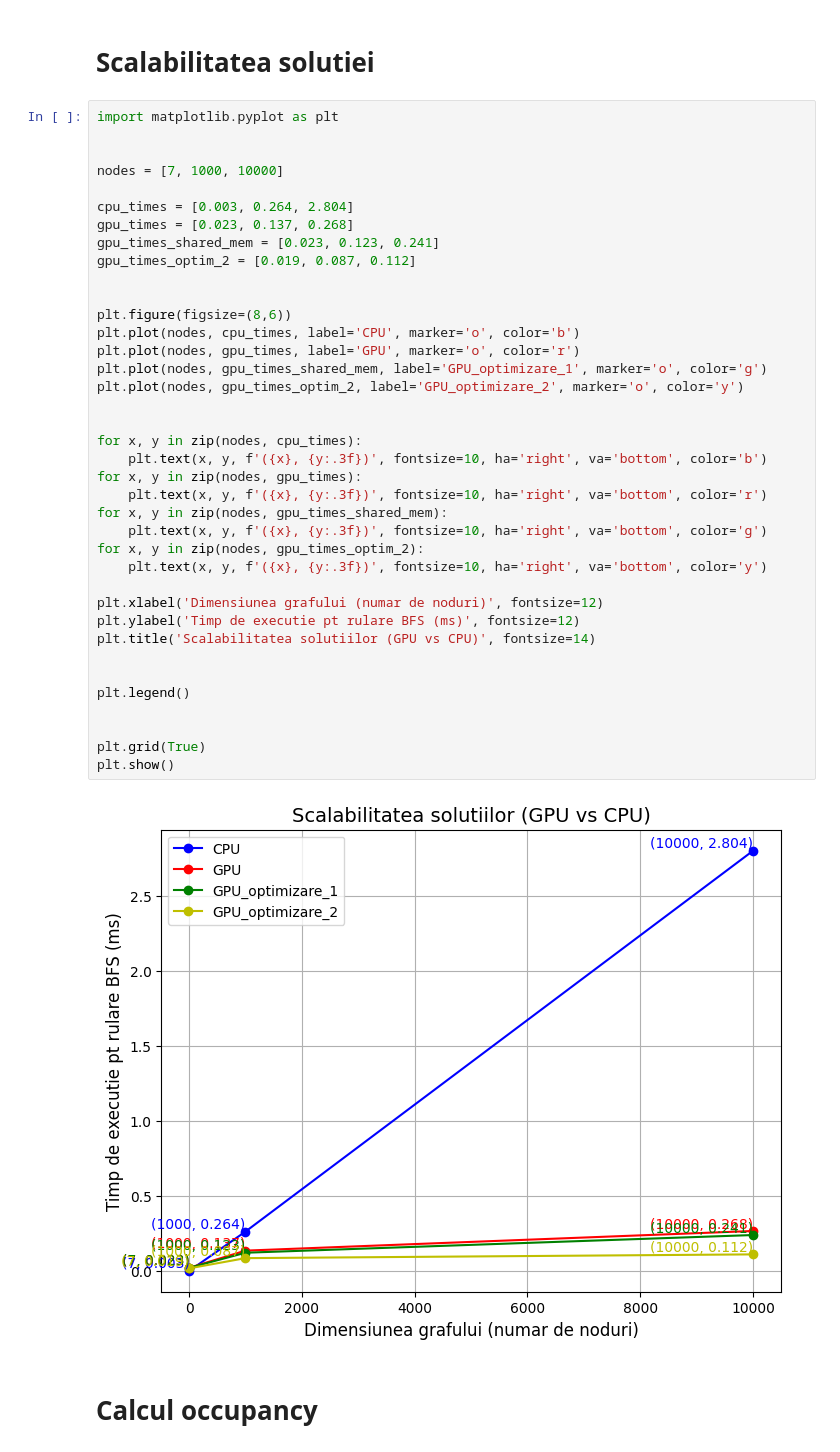
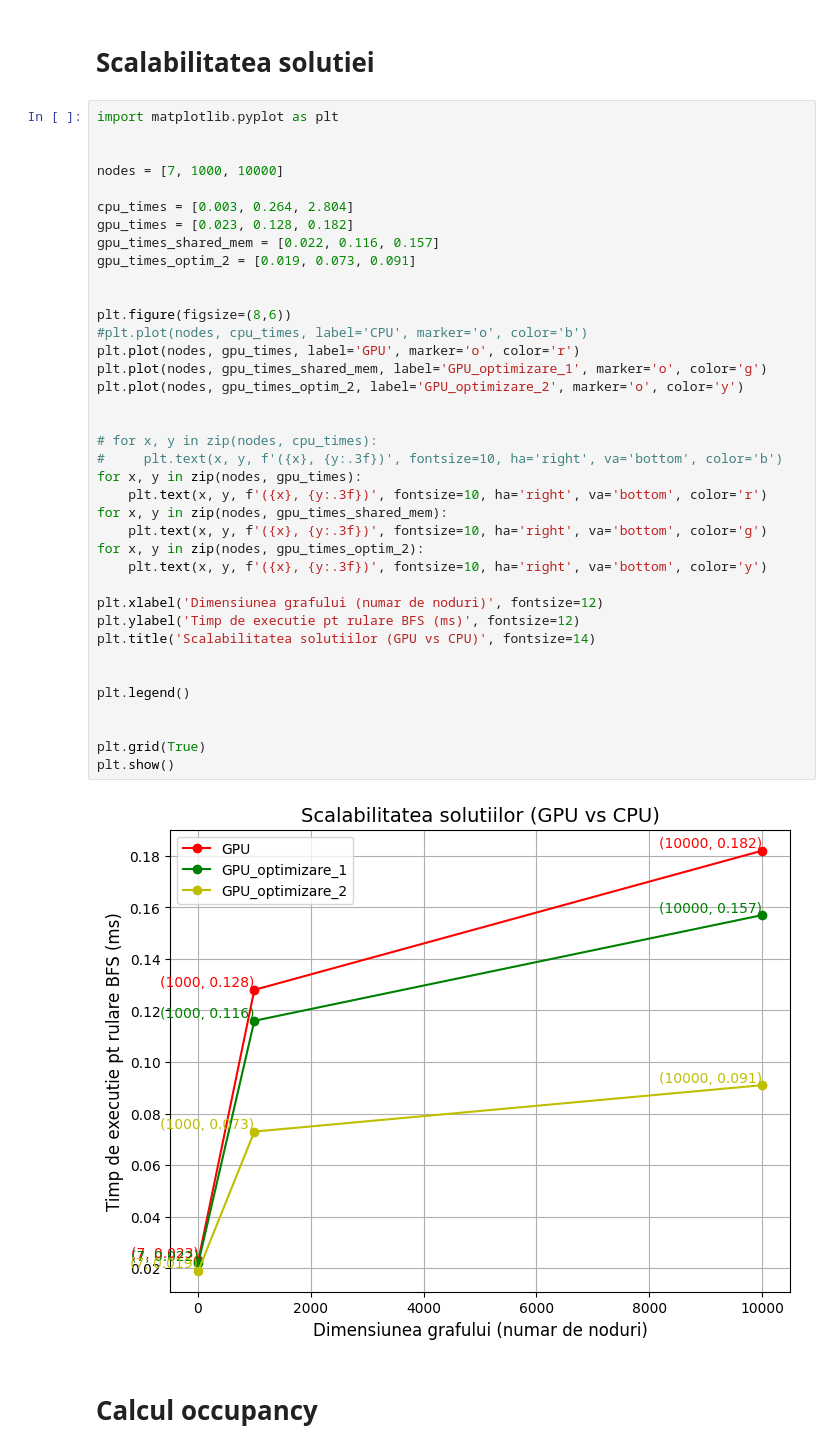
Before and after one commit to UrsachiGabriela/PGPU_proiect, a Jupyter notebook: Optimizari_BFS_GPU.ipynb, the cells around one changed output. Saved outputs shown, nothing was run; the diff lists cells and outputs as text.

```diff
--- a/Optimizari_BFS_GPU.ipynb
+++ b/Optimizari_BFS_GPU.ipynb
@@ -1039,39 +1253,39 @@ import matplotlib.pyplot as plt
 
 nodes = [7, 1000, 10000]
 
 cpu_times = [0.003, 0.264, 2.804]
-gpu_times = [0.023, 0.137, 0.268]
-gpu_times_shared_mem = [0.023, 0.123, 0.241]
-gpu_times_optim_2 = [0.019, 0.087, 0.112]
+gpu_times = [0.023, 0.128, 0.182]
+gpu_times_shared_mem = [0.022, 0.116, 0.157]
+gpu_times_optim_2 = [0.019, 0.073, 0.091]
 
 
 plt.figure(figsize=(8,6))
-plt.plot(nodes, cpu_times, label='CPU', marker='o', color='b')
+#plt.plot(nodes, cpu_times, label='CPU', marker='o', color='b')
 plt.plot(nodes, gpu_times, label='GPU', marker='o', color='r')
 plt.plot(nodes, gpu_times_shared_mem, label='GPU_optimizare_1', marker='o', color='g')
 plt.plot(nodes, gpu_times_optim_2, label='GPU_optimizare_2', marker='o', color='y')
 
 
-for x, y in zip(nodes, cpu_times):
-    plt.text(x, y, f'({x}, {y:.3f})', fontsize=10, ha='right', va='bottom', color='b')
+# for x, y in zip(nodes, cpu_times):
+#     plt.text(x, y, f'({x}, {y:.3f})', fontsize=10, ha='right', va='bottom', color='b')
 for x, y in zip(nodes, gpu_times):
     plt.text(x, y, f'({x}, {y:.3f})', fontsize=10, ha='right', va='bottom', color='r')
 for x, y in zip(nodes, gpu_times_shared_mem):
     plt.text(x, y, f'({x}, {y:.3f})', fontsize=10, ha='right', va='bottom', color='g')
 for x, y in zip(nodes, gpu_times_optim_2):
     plt.text(x, y, f'({x}, {y:.3f})', fontsize=10, ha='right', va='bottom', color='y')
 
 plt.xlabel('Dimensiunea grafului (numar de noduri)', fontsize=12)
 plt.ylabel('Timp de executie pt rulare BFS (ms)', fontsize=12)
 plt.title('Scalabilitatea solutiilor (GPU vs CPU)', fontsize=14)
 
 
 plt.legend()
 
 
 plt.grid(True)
 plt.show()
 # %% [output]
-[figure, old version]
+[figure, new version]
 # %% [markdown]
 # **Calcul occupancy**
```
Also changed, not shown: parts of 13 cells of this notebook.
